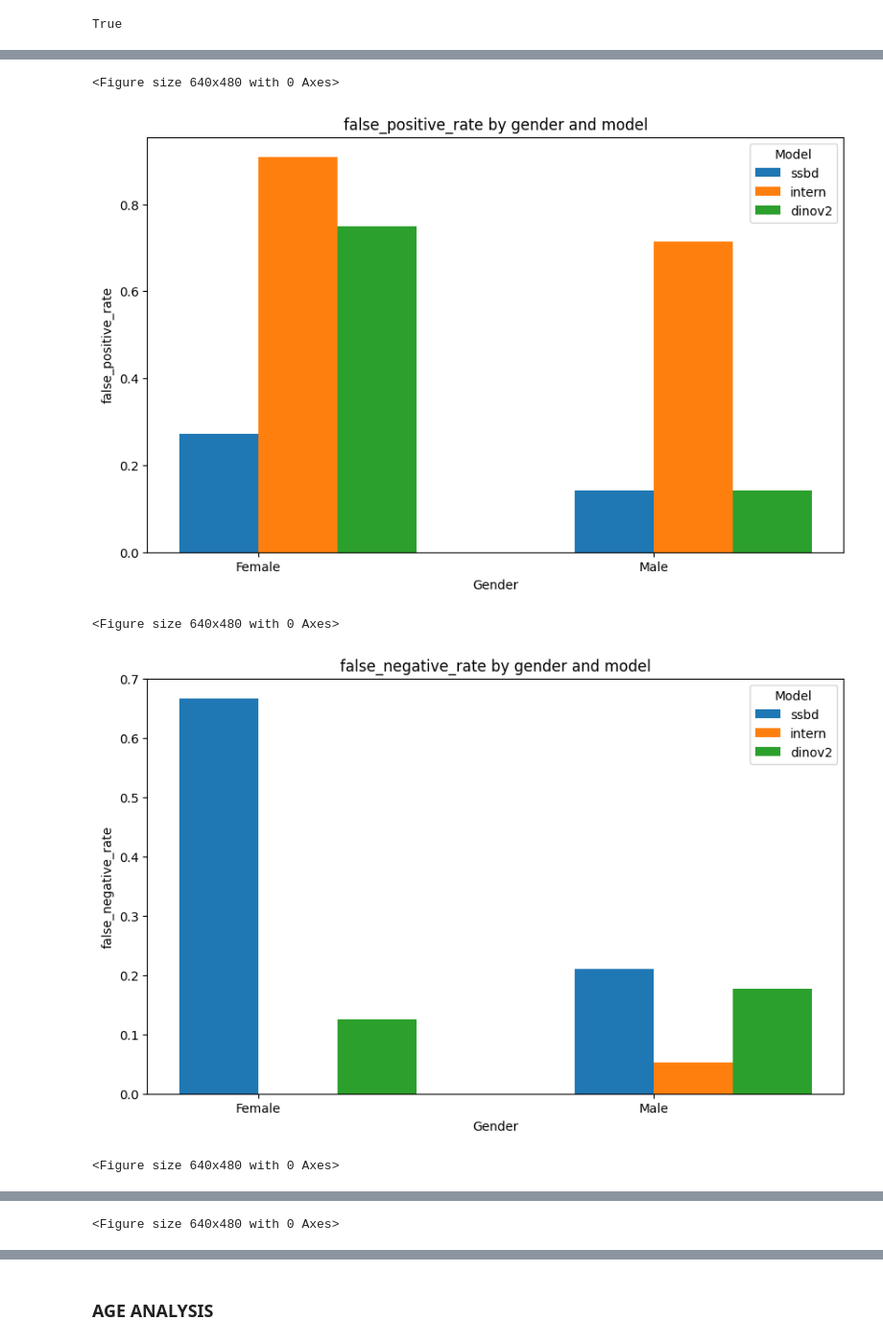
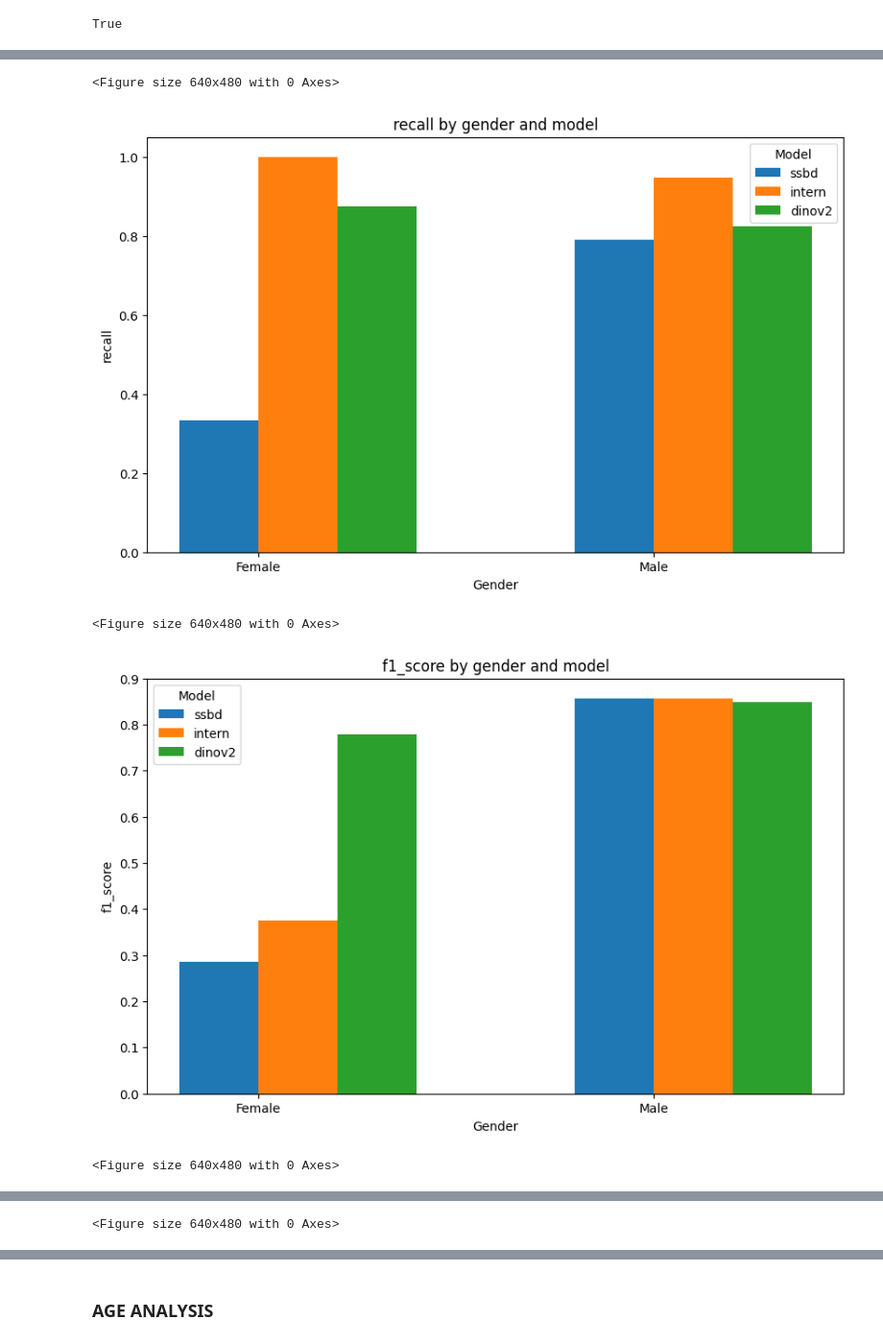
Before and after one commit to yyyyyyyyyy12138/BMI212_guesswhat, a Jupyter notebook: statistical_tests.ipynb, the cells around one changed output, grey strips where cells are left out. Shown at 96% size. Cells and saved outputs as stored; diff of their text form; code cells hidden in the pictures.

Commit message:
Added Recall and F1 metrics

```diff
--- a/statistical_tests.ipynb
+++ b/statistical_tests.ipynb
@@ -87,6 +87,8 @@ def calculate_metrics(df):
 
     accuracy = (TP + TN) / len(df)
     precision = TP / (TP + FP) if (TP + FP) > 0 else 0
+    recall = TP / (TP + FN) if (TP + FN) > 0 else 0
+    f1_score = 2 * precision * recall / (precision + recall) if (precision + recall) > 0 else 0
     false_positive_rate = FP / (FP + TN) if (FP + TN) > 0 else 0
     false_negative_rate = FN / (FN + TP) if (FN + TP) > 0 else 0
     selection_rate = np.sum(df['Predicted Label'] == 1) / len(df)
@@ -94,6 +96,8 @@ def calculate_metrics(df):
 
     metrics['accuracy'] = accuracy
     metrics['precision'] = precision
+    metrics['recall'] = recall
+    metrics['f1_score'] = f1_score
     metrics['false_positive_rate'] = false_positive_rate
     metrics['false_negative_rate'] = false_negative_rate
     metrics['selection_rate'] = selection_rate
@@ -149,34 +153,34 @@ def plot_combined_metrics(metrics_df, metric_name):
     bar_positions = np.arange(len(age_buckets))
 
     # Plot bars for each model
     for i, model in enumerate(models):
         model_df = metrics_df[metrics_df['Model'] == model]
         ax.bar(bar_positions + i * bar_width, model_df[metric_name], bar_width, label=model)
 
     # Set labels and titles
     ax.set_xlabel('Gender')
     ax.set_ylabel(metric_name)
     ax.set_title(f'{metric_name} by gender and model')
     ax.set_xticks(bar_positions + bar_width / 2)
     ax.set_xticklabels(age_buckets)
     ax.legend(title='Model')
 
     # Save the figure
     plt.savefig(f'results/{metric_name}_by_gender.png')
     plt.show()
     plt.clf()  # Clear the current figure to avoid overlap
 
 # Plot all metrics and save the figures
-metrics_list = ['accuracy', 'precision', 'false_positive_rate', 'false_negative_rate', 'selection_rate', 'count']
+metrics_list = ['accuracy', 'precision', 'recall', 'f1_score', 'false_positive_rate', 'false_negative_rate', 'selection_rate', 'count']
 
 for metric in metrics_list:
     plot_combined_metrics(metrics_combined, metric)
 # %% [output]
 [figure]
 <Figure size 640x480 with 0 Axes>
 [figure]
 <Figure size 640x480 with 0 Axes>
-[figure, old version]
+[figure, new version]
 <Figure size 640x480 with 0 Axes>
-[figure, old version]
+[figure, new version]
 <Figure size 640x480 with 0 Axes>
```
Also changed, not shown: parts of 4 cells of this notebook.
